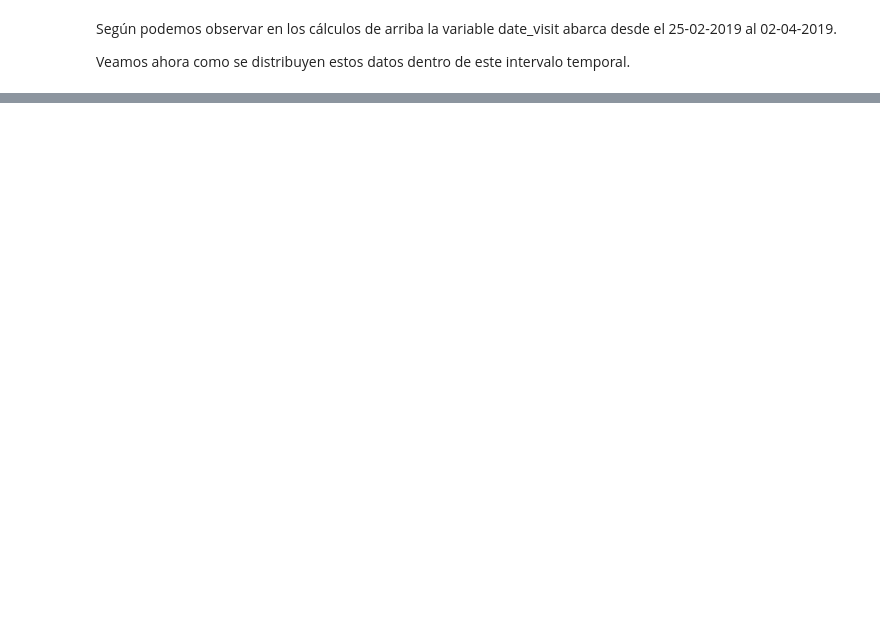
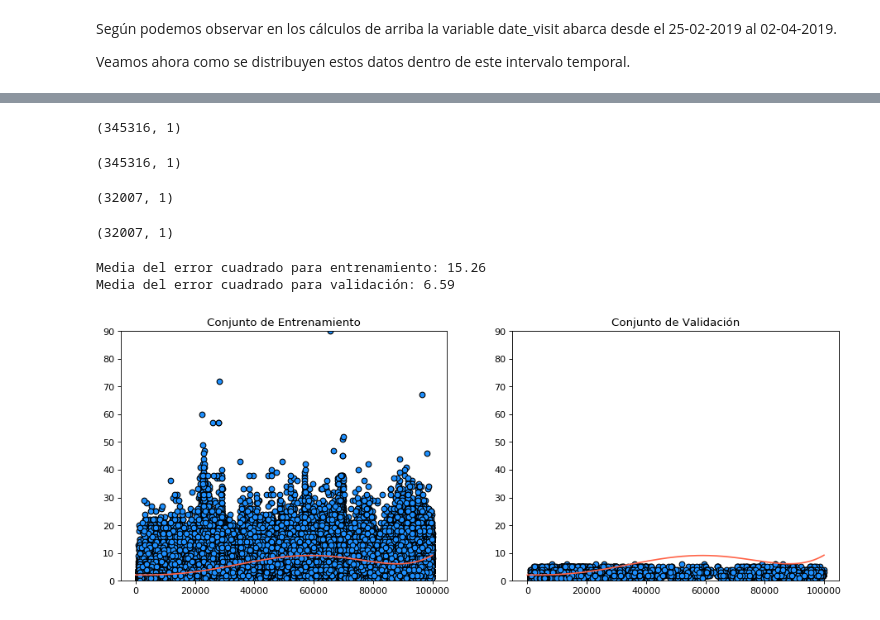
Before and after one commit to cnoeliachaves/diplodatos, a Jupyter notebook: mentoria/practico3-Mentoria.ipynb, the cells around one changed output, grey strips where cells are left out. Drawn from its saved outputs; the diff is of its cells as text; code cells hidden in the pictures; blank space fills up the shorter version.

```diff
--- a/mentoria/practico3-Mentoria.ipynb
+++ b/mentoria/practico3-Mentoria.ipynb
@@ -650,0 +668,4 @@ TypeError: '(slice(None, None, None), 0)' is an invalid key
+# %%
+y_train_pol = np.array(y_train['shipment_days']).reshape(-1,1)
+# %%
+y_test_pol = np.array(y_test['shipment_days']).reshape(-1,1)
@@ -650,0 +674,64 @@ TypeError: '(slice(None, None, None), 0)' is an invalid key
+# %%
+X_train_pol.shape
+# %% [output]
+(345316, 1)
+# %%
+y_train_pol.shape
+# %% [output]
+(345316, 1)
+# %%
+X_test_pol.shape
+# %% [output]
+(32007, 1)
+# %%
+y_test_pol.shape
+# %% [output]
+(32007, 1)
+# %%
+polynomial_degree = 5
+
+poly_features = PolynomialFeatures(polynomial_degree)
+poly_features.fit(X_train_pol)
+
+X_poly_train = poly_features.transform(X_train_pol)
+X_poly_test = poly_features.transform(X_test_pol)
+
+model = LinearRegression()
+model.fit(X_poly_train, y_train_pol)
+
+print('Media del error cuadrado para entrenamiento: %.2f' %
+      mean_squared_error(y_train_pol, model.predict(X_poly_train)))
+print('Media del error cuadrado para validación: %.2f' %
+      mean_squared_error(y_test_pol, model.predict(X_poly_test)))
+# %% [output]
+Media del error cuadrado para entrenamiento: 15.26
+Media del error cuadrado para validación: 6.59
+# %%
+plt.figure(figsize=(14, 5), dpi=80, facecolor='w', edgecolor='k')
+
+X_range_start = np.min(np.r_[X_train, X_test])
+X_range_stop = np.max(np.r_[X_train, X_test])
+
+y_range_start = np.min(np.r_[y_train, y_test])
+y_range_stop = np.max(np.r_[y_train, y_test])
+
+X_linspace = np.linspace(X_range_start, X_range_stop, 200).reshape(-1, 1)
+X_linspace_poly = poly_features.transform(X_linspace)
+
+# Conjunto de entrenamiento
+plt.subplot(1, 2, 1)
+plt.scatter(X_train_pol, y_train_pol, facecolor="dodgerblue", edgecolor="k", label="datos")
+plt.plot(X_linspace, model.predict(X_linspace_poly), color="tomato", label="modelo")
+plt.ylim(y_range_start, y_range_stop)
+plt.title("Conjunto de Entrenamiento")
+
+# Conjunto de validación
+plt.subplot(1, 2, 2)
+plt.scatter(X_test_pol, y_test_pol, facecolor="dodgerblue", edgecolor="k", label="datos")
+plt.plot(X_linspace, model.predict(X_linspace_poly), color="tomato", label="modelo")
+plt.ylim(y_range_start, y_range_stop)
+plt.title("Conjunto de Validación")
+
+plt.show()
+# %% [output]
+[figure, added]
```
Also changed, not shown: parts of 154 cells of this notebook, 2 other files.
